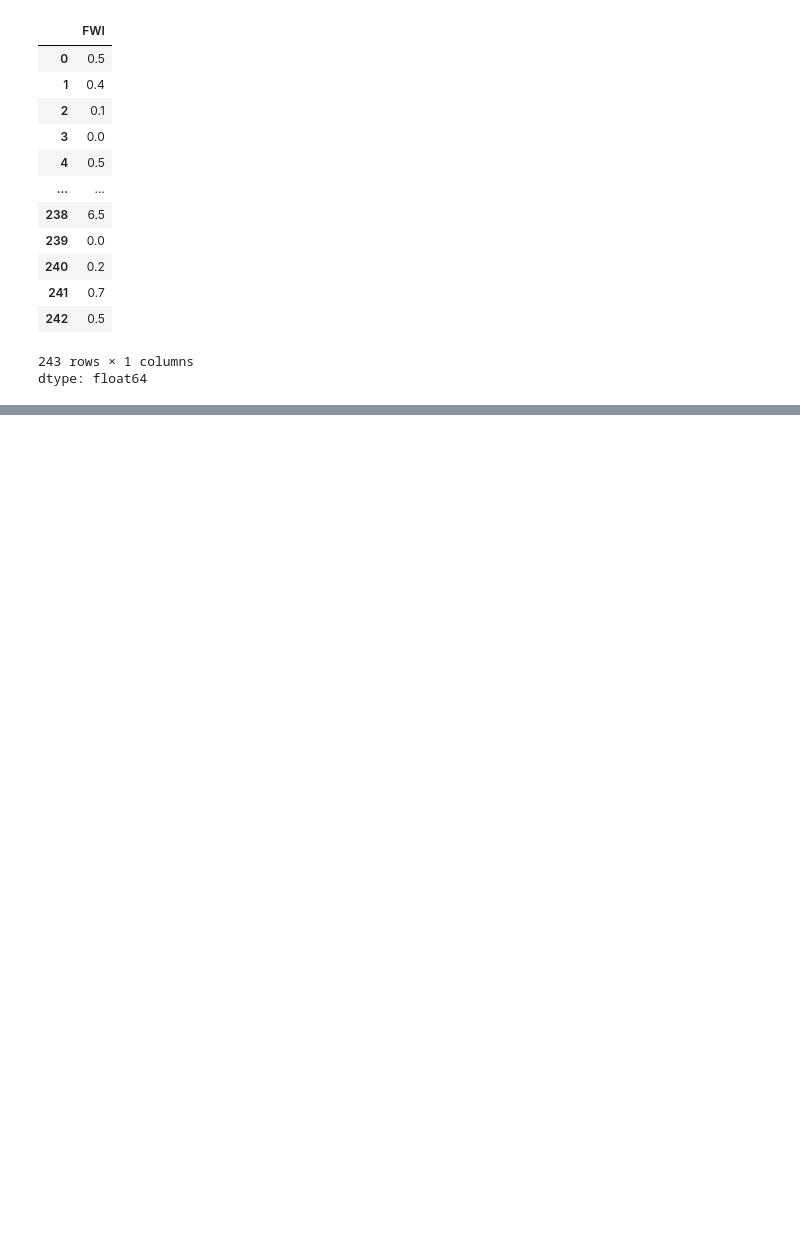
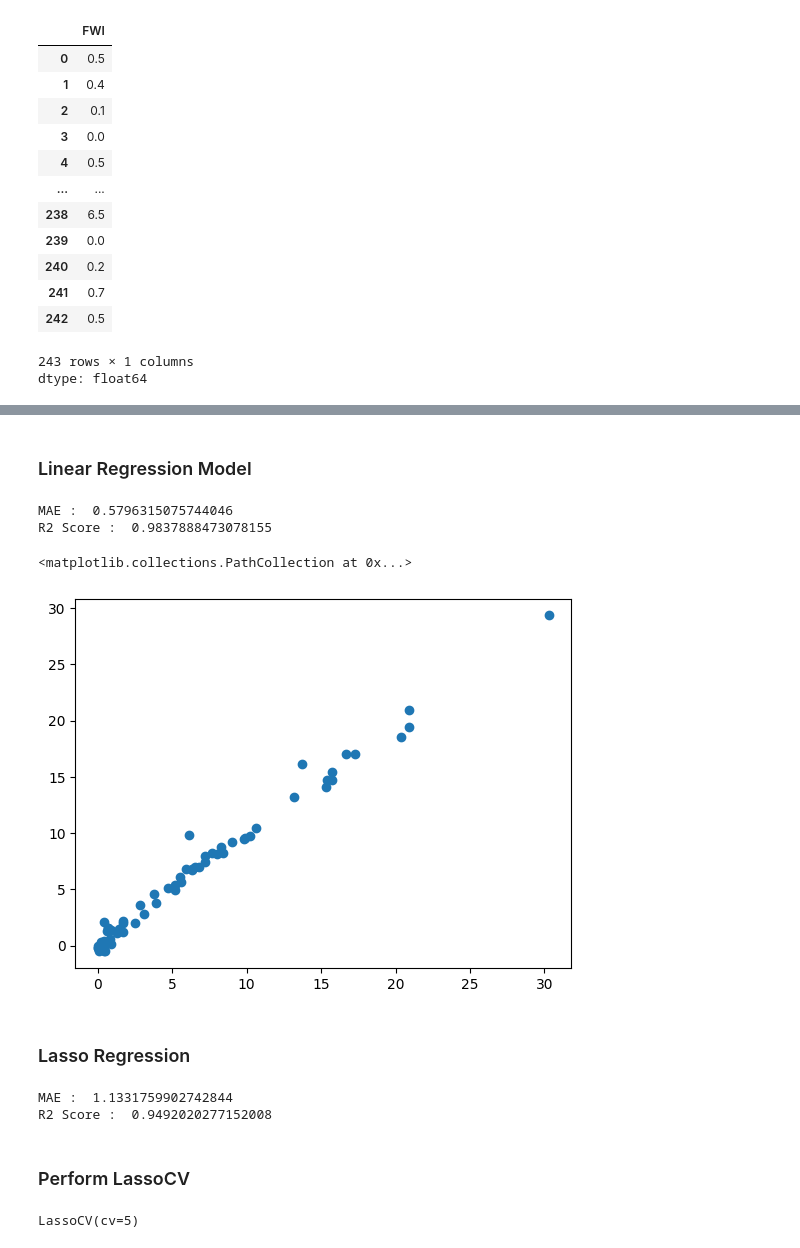
Before and after one commit to Fliptoss/ML_stuff, a Jupyter notebook: Model_training.ipynb, the cells around one changed output, grey strips where cells are left out. Cells and saved outputs as stored; diff of their text form; code cells hidden in the pictures; blank space fills up the shorter version.

Commit message:
Lasso, Ridge, ElasticNet, LassoCV, RidgeCV, ElasticNetCV cross validation

```diff
--- a/Model_training.ipynb
+++ b/Model_training.ipynb
@@ -200,0 +196,43 @@ Text(0.5, 1.0, 'X_train After Scaling')
+# %% [markdown]
+### Linear Regression Model
+# %%
+from sklearn.linear_model import LinearRegression
+from sklearn.metrics import mean_absolute_error, r2_score
+linreg = LinearRegression()
+linreg.fit(X_train_scaler, y_train)
+y_pred = linreg.predict(X_test_scaler)
+mae = mean_absolute_error(y_test, y_pred)
+score = r2_score(y_test, y_pred)
+print("MAE : ", mae)
+print("R2 Score : ", score)
+# %% [output]
+MAE :  0.5796315075744046
+R2 Score :  0.9837888473078155
+# %%
+plt.scatter(y_test, y_pred)
+# %% [output]
+<matplotlib.collections.PathCollection at 0x...>
+[figure, added]
+# %% [markdown]
+### Lasso Regression
+# %%
+from sklearn.linear_model import Lasso
+from sklearn.metrics import mean_absolute_error, r2_score
+lasso = Lasso()
+lasso.fit(X_train_scaler, y_train)
+y_pred = lasso.predict(X_test_scaler)
+mae = mean_absolute_error(y_test, y_pred)
+score = r2_score(y_test, y_pred)
+print("MAE : ", mae)
+print("R2 Score : ", score)
+# %% [output]
+MAE :  1.1331759902742844
+R2 Score :  0.9492020277152008
+# %% [markdown]
+### Perform LassoCV
+# %%
+from sklearn.linear_model import LassoCV
+lassocv = LassoCV(cv=5) # by default it take 5-folds
+lassocv.fit(X_train_scaler, y_train)
+# %% [output]
+LassoCV(cv=5)
```
Also changed, not shown: parts of 28 cells of this notebook.
